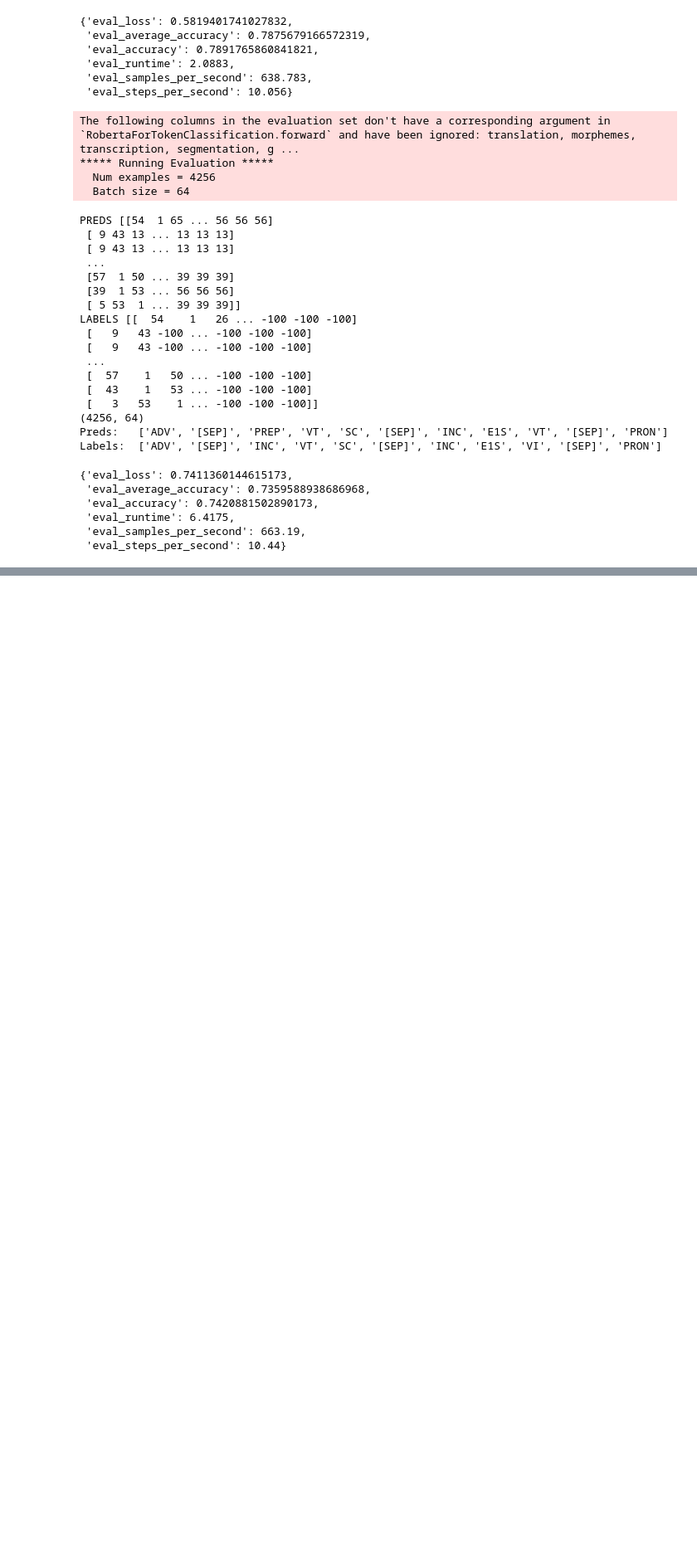
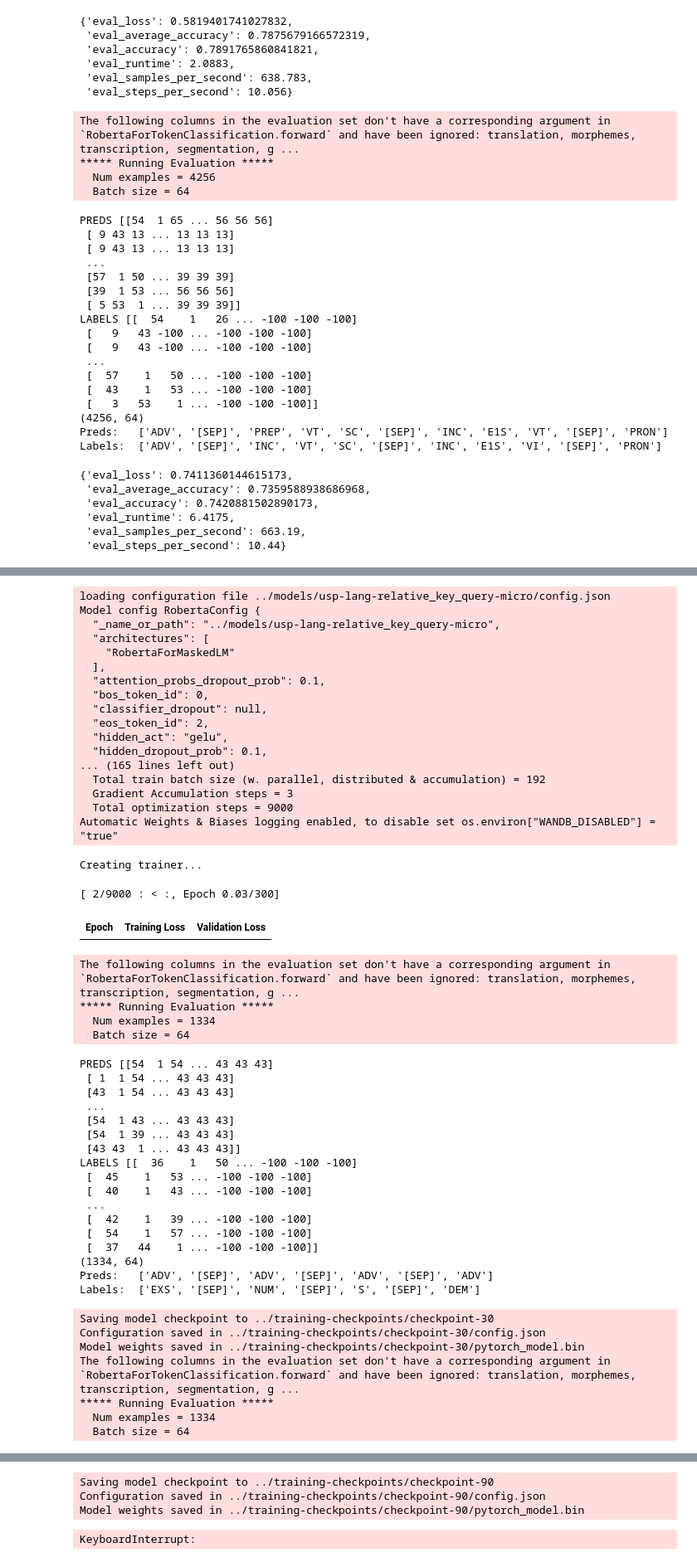
Before and after one commit to michaelpginn/igt-glossing, a Jupyter notebook: src/test.ipynb, the cells around one changed output, grey strips where cells are left out. Shown: that part at 83% size. Drawn from its saved outputs; the diff is of its cells as text; code cells hidden in the pictures; blank space fills up the shorter version.

```diff
--- a/src/test.ipynb
+++ b/src/test.ipynb
@@ -14,7 +14,7 @@ eval_ood = load_data_file("../data/GenBench/eval_OOD")
 #     f"Loaded {len(train_data)} train lines, {len(eval_id_data)} ID eval lines, and {len(eval_ood_data)} OOD eval lines")
 
 MODEL_INPUT_LENGTH = 64
-device = 'cpu'
+device = 'mps'
 
 train_vocab = create_vocab([line.morphemes() for line in train_data], threshold=1)
 tokenizer = WordLevelTokenizer(vocab=train_vocab, model_max_length=MODEL_INPUT_LENGTH)
@@ -193,0 +301,57 @@ Labels:  ['ADV', '[SEP]', 'INC', 'VT', 'SC', '[SEP]', 'INC', 'E1S', 'VI', '[SEP]
+# %%
+dataset["dev"] = dataset["history"]
+model = AutoModelForTokenClassification.from_pretrained("../models/usp-lang-relative_key_query-micro",
+                                                        num_labels=len(glosses))
+trainer = create_trainer(model, dataset=dataset, tokenizer=tokenizer, labels=glosses, batch_size=BATCH_SIZE,
+                         max_epochs=300, report_to='wandb')
+
+trainer.train()
+# %% [output]
+loading configuration file ../models/usp-lang-relative_key_query-micro/config.json
+Model config RobertaConfig {
+  "_name_or_path": "../models/usp-lang-relative_key_query-micro",
+  "architectures": [
+    "RobertaForMaskedLM"
+  ],
+  "attention_probs_dropout_prob": 0.1,
+  "bos_token_id": 0,
+  "classifier_dropout": null,
+  "eos_token_id": 2,
+  "hidden_act": "gelu",
+  "hidden_dropout_prob": 0.1,
+... (165 lines left out)
+  Total train batch size (w. parallel, distributed & accumulation) = 192
+  Gradient Accumulation steps = 3
+  Total optimization steps = 9000
+Automatic Weights & Biases logging enabled, to disable set os.environ["WANDB_DISABLED"] = "true"
+Creating trainer...
+[ 2/9000 : < :, Epoch 0.03/300]
+| Epoch | Training Loss | Validation Loss |
+The following columns in the evaluation set don't have a corresponding argument in `RobertaForTokenClassification.forward` and have been ignored: translation, morphemes, transcription, segmentation, g ...
+***** Running Evaluation *****
+  Num examples = 1334
+  Batch size = 64
+PREDS [[54  1 54 ... 43 43 43]
+ [ 1  1 54 ... 43 43 43]
+ [43  1 54 ... 43 43 43]
+ ...
+ [54  1 43 ... 43 43 43]
+ [54  1 39 ... 43 43 43]
+ [43 43  1 ... 43 43 43]]
+LABELS [[  36    1   50 ... -100 -100 -100]
+ [  45    1   53 ... -100 -100 -100]
+ [  40    1   43 ... -100 -100 -100]
+ ...
+ [  42    1   39 ... -100 -100 -100]
+ [  54    1   57 ... -100 -100 -100]
+ [  37   44    1 ... -100 -100 -100]]
+(1334, 64)
+Preds:   ['ADV', '[SEP]', 'ADV', '[SEP]', 'ADV', '[SEP]', 'ADV']
+Labels:  ['EXS', '[SEP]', 'NUM', '[SEP]', 'S', '[SEP]', 'DEM']
+Saving model checkpoint to ../training-checkpoints/checkpoint-30
+Configuration saved in ../training-checkpoints/checkpoint-30/config.json
+Model weights saved in ../training-checkpoints/checkpoint-30/pytorch_model.bin
+The following columns in the evaluation set don't have a corresponding argument in `RobertaForTokenClassification.forward` and have been ignored: translation, morphemes, transcription, segmentation, g ...
+***** Running Evaluation *****
+  Num examples = 1334
+  Batch size = 64
@@ -193,0 +399,4 @@ Labels:  ['ADV', '[SEP]', 'INC', 'VT', 'SC', '[SEP]', 'INC', 'E1S', 'VI', '[SEP]
+Saving model checkpoint to ../training-checkpoints/checkpoint-90
+Configuration saved in ../training-checkpoints/checkpoint-90/config.json
+Model weights saved in ../training-checkpoints/checkpoint-90/pytorch_model.bin
+KeyboardInterrupt:
```
Also changed, not shown: parts of 6 cells of this notebook, 54 other files.
